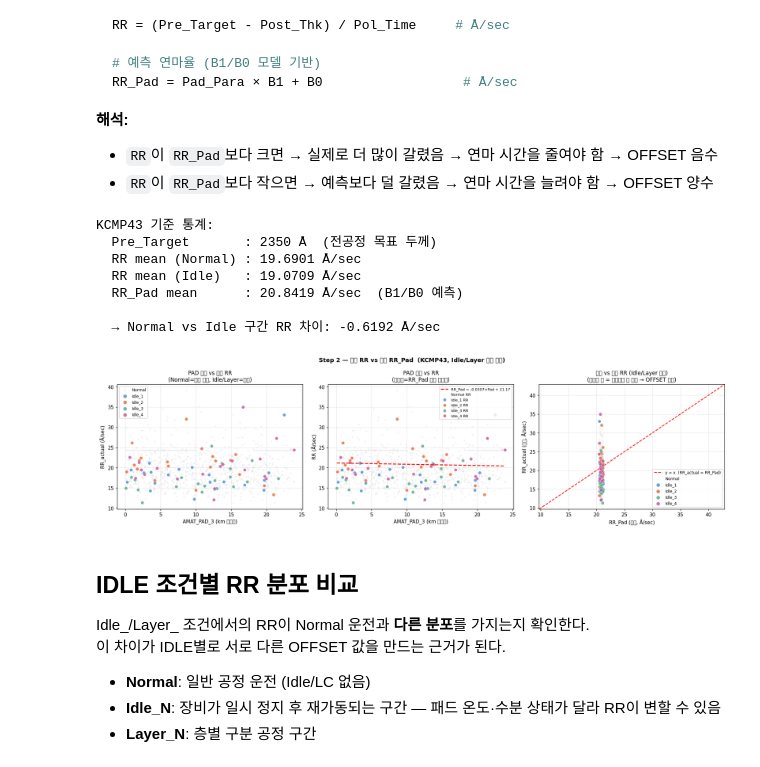
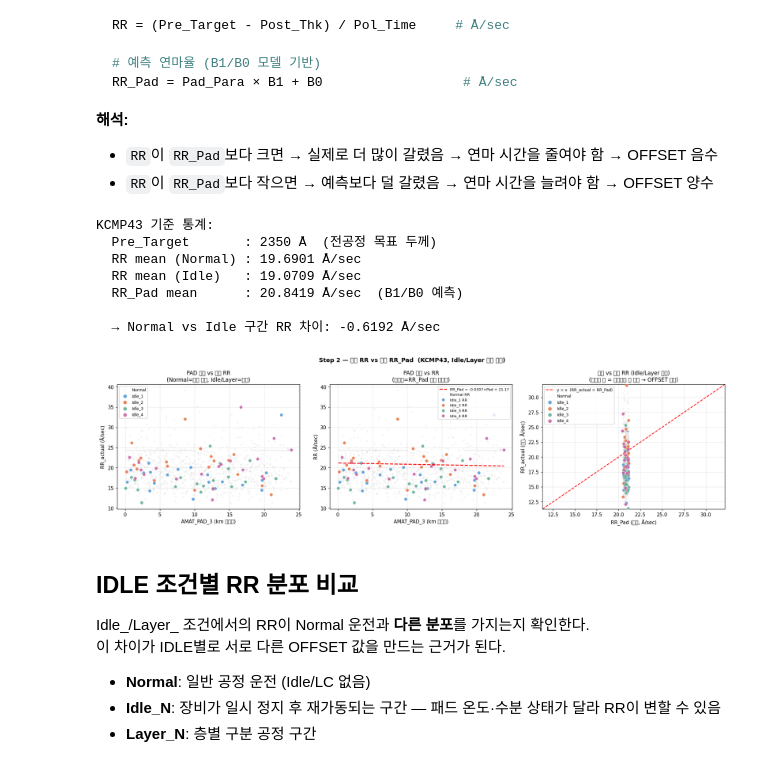
Before and after one commit to bonheon/MICO_Web, a Jupyter notebook: notebooks/offset_deep_dive.ipynb, the cells around one changed output. Saved outputs shown, nothing was run; the diff lists cells and outputs as text; code cells hidden in the pictures.

Commit message:
fix: offset deep dive Step 2 패널3 축 스케일 개선
temp_idle(전체 장비) 범위 대신 demo_idle(KCMP43) 1~99 퍼센타일 기준으로
x/y 축 범위 설정 → Idle/Layer 포인트가 잘 보이도록 축소

Co-Authored-By: Claude Sonnet 4.6 <noreply@anthropic.com>

```diff
--- a/notebooks/offset_deep_dive.ipynb
+++ b/notebooks/offset_deep_dive.ipynb
@@ -468,38 +468,40 @@ ax.grid(alpha=0.3)
 
 # ── 패널 3: RR_Pad vs RR_actual (Idle/Layer만) ────────────────────────
 ax = axes[2]
-lim_lo = min(temp_idle['RR'].min(), temp_idle['RR_Pad'].min()) - 1
-lim_hi = max(temp_idle['RR'].max(), temp_idle['RR_Pad'].max()) + 1
+# 대표 장비(KCMP43) 데이터 범위 기준으로 축 설정 (전체 idle 범위보다 좁고 명확)
+rr_ref = pd.concat([demo_idle['RR'], demo_idle['RR_Pad'], demo_normal['RR'].dropna()])
+lim_lo = rr_ref.quantile(0.01) - 1
+lim_hi = rr_ref.quantile(0.99) + 1
 ax.plot([lim_lo, lim_hi], [lim_lo, lim_hi],
         'r--', linewidth=1.5, label='y = x  (RR_actual = RR_Pad)')
 ax.scatter(demo_normal['RR_Pad'], demo_normal['RR'],
            s=4, alpha=0.12, color='#BBBBBB', label='Normal', zorder=1)
 for label, color in IDLE_COLORS.items():
     sub = demo_idle[demo_idle['IDLE_label'] == label]
     if sub.empty:
         continue
     ax.scatter(sub['RR_Pad'], sub['RR'],
                s=40, alpha=0.85, color=color, label=label,
                edgecolors='white', linewidths=0.4, zorder=3)
 ax.set_xlim(lim_lo, lim_hi)
 ax.set_ylim(lim_lo, lim_hi)
 ax.set_xlabel('RR_Pad (예측, Å/sec)')
 ax.set_ylabel('RR_actual (실측, Å/sec)')
 ax.set_title('예측 vs 실측 RR (Idle/Layer 구간)\n(대각선 위 = 예측보다 더 갈림 → OFFSET 음수)')
 ax.legend(fontsize=8, markerscale=1.2)
 ax.grid(alpha=0.3)
 
 plt.tight_layout()
 plt.show()
 # %% [output]
 KCMP43 기준 통계:
   Pre_Target       : 2350 Å  (전공정 목표 두께)
   RR mean (Normal) : 19.6901 Å/sec
   RR mean (Idle)   : 19.0709 Å/sec
   RR_Pad mean      : 20.8419 Å/sec  (B1/B0 예측)
 
   → Normal vs Idle 구간 RR 차이: -0.6192 Å/sec
-[figure, old version]
+[figure, new version]
 # %% [markdown]
 ## IDLE 조건별 RR 분포 비교
 
```
